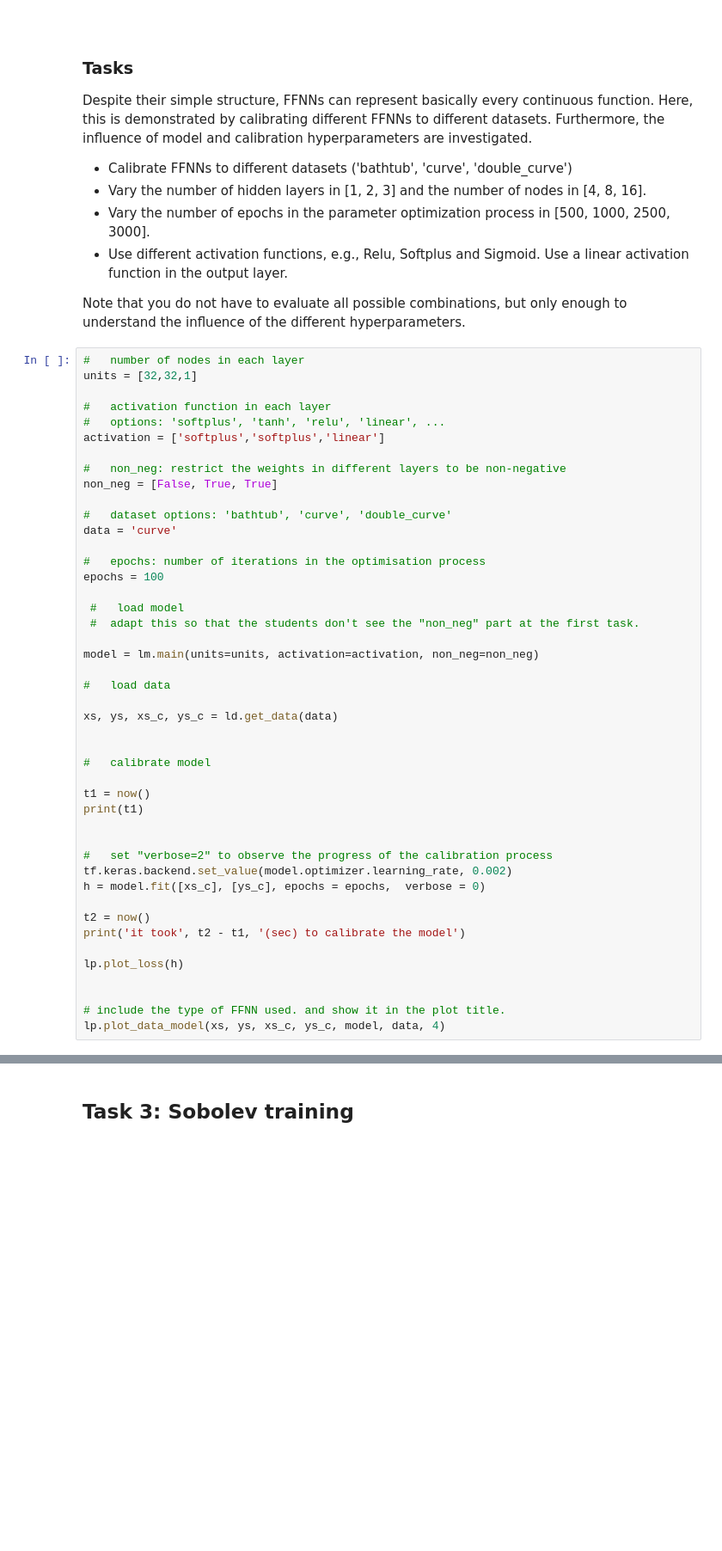
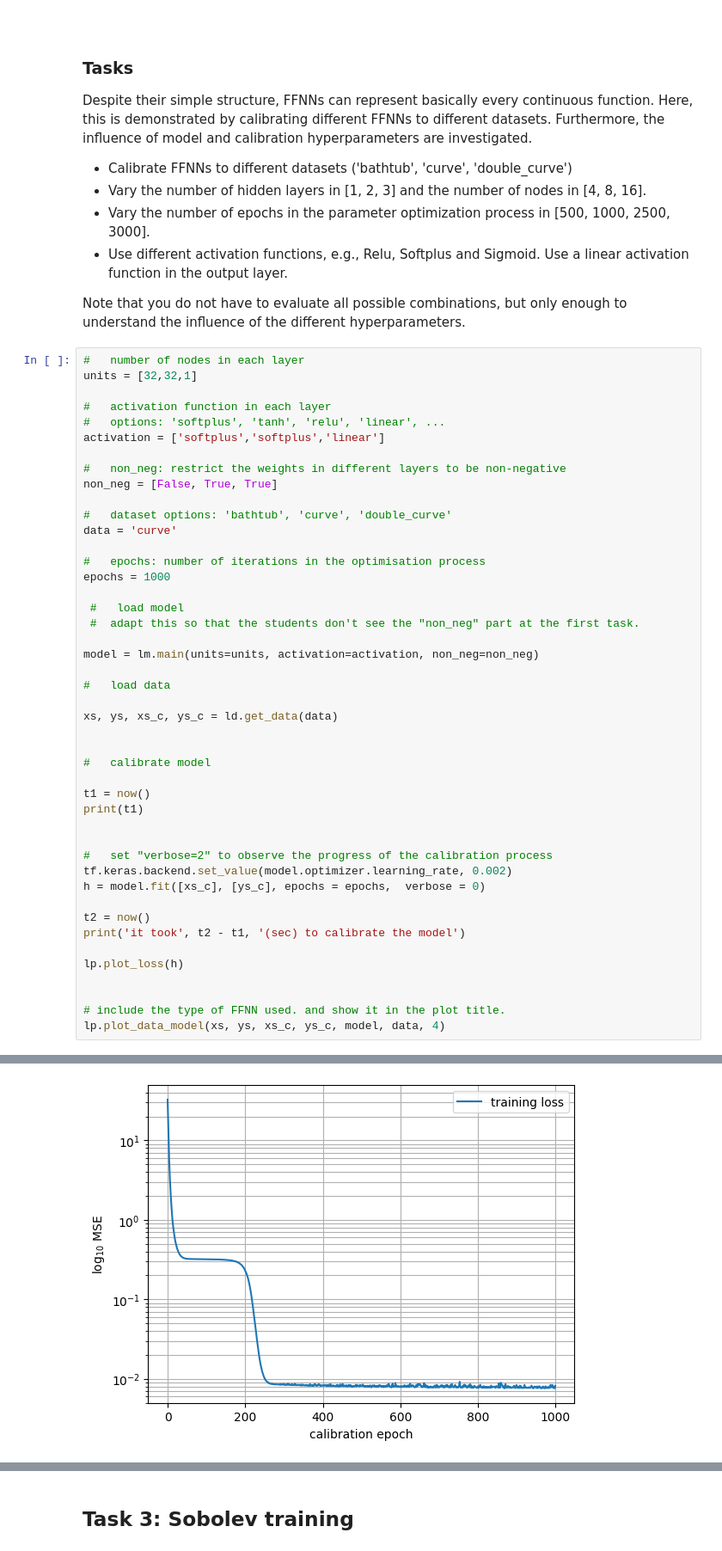
Before and after one commit to klein-tu-da/PAML_test, a Jupyter notebook: FFNN_introduction/main_task_FFNN.ipynb, the cells around one changed output, grey strips where cells are left out. Shown at 86% size. Drawn from its saved outputs; the diff is of its cells as text; blank space fills up the shorter version.

```diff
--- a/FFNN_introduction/main_task_FFNN.ipynb
+++ b/FFNN_introduction/main_task_FFNN.ipynb
@@ -92,7 +100,7 @@ non_neg = [False, True, True]
 data = 'curve'
 
 #   epochs: number of iterations in the optimisation process
-epochs = 100
+epochs = 1000
 
  #   load model
  #  adapt this so that the students don't see the "non_neg" part at the first task.
@@ -122,3 +130,4 @@ lp.plot_loss(h)
 
 # include the type of FFNN used. and show it in the plot title.
 lp.plot_data_model(xs, ys, xs_c, ys_c, model, data, 4)
+# %% [output]
@@ -124,0 +137 @@ lp.plot_data_model(xs, ys, xs_c, ys_c, model, data, 4)
+[figure, added]
```
Also changed, not shown: parts of 2 cells of this notebook.
